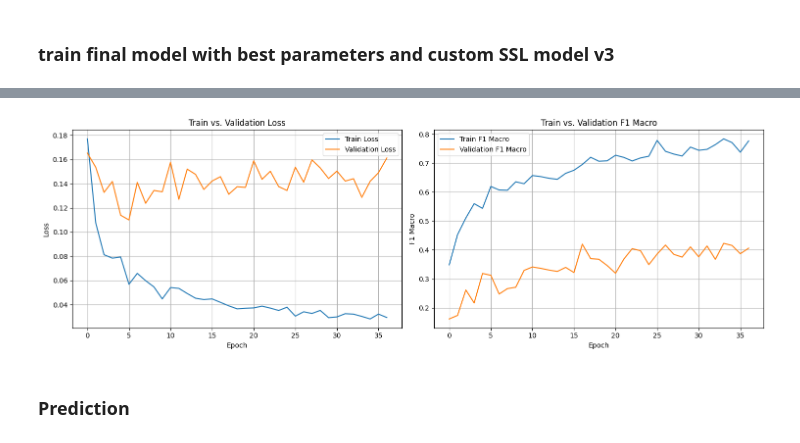
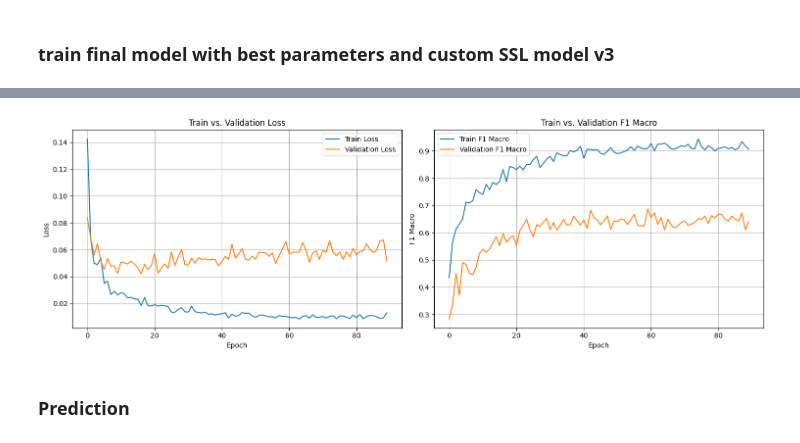
Before and after one commit to Omowonuola-Akintola/ICPR-Contest-2026, a Jupyter notebook: classification.ipynb, the cells around one changed output, grey strips where cells are left out. Cells and saved outputs as stored; diff of their text form; code cells hidden in the pictures.

Commit message:
krs_subset_v3_rm_norm_e50_1 run optuna and training

```diff
--- a/classification.ipynb
+++ b/classification.ipynb
@@ -751,33 +764,33 @@ Training time: 10.273420457045237 min
 # %%
 # Load the CSV file
-metrics_df = pd.read_csv("/kaggle/working/logs/exp_20260227_064838/version_0/metrics.csv")
+metrics_df = pd.read_csv("/kaggle/working/krs_subset_v3_rm_norm_e50_1/logs/exp_20260227_095823/version_0/metrics.csv")
 metrics_df_ = metrics_df.dropna(how='all') # Drop rows where all values are NaN
 metrics_df_ = metrics_df_.ffill() # Forward-fill NaN values (carry last valid observation forward)
 metrics_df_ = metrics_df_.groupby('epoch').last().reset_index()
 
 # plots
 fig, axes = plt.subplots(1, 2, figsize=(15, 5))
 
 axes[0].plot(metrics_df_["epoch"], metrics_df_["train_loss"], label="Train Loss")
 axes[0].plot(metrics_df_["epoch"], metrics_df_["val_loss"], label="Validation Loss")
 axes[0].set_xlabel("Epoch")
 axes[0].set_ylabel("Loss")
 axes[0].set_title("Train vs. Validation Loss")
 axes[0].legend()
 axes[0].grid(True)
 
 axes[1].plot(metrics_df_["epoch"], metrics_df_["train_f1_macro"], label="Train F1 Macro")
 axes[1].plot(metrics_df_["epoch"], metrics_df_["val_f1_macro"], label="Validation F1 Macro")
 axes[1].set_xlabel("Epoch")
 axes[1].set_ylabel("F1 Macro")
 axes[1].set_title("Train vs. Validation F1 Macro")
 axes[1].legend()
 axes[1].grid(True)
 
 plt.tight_layout()
 plt.show()
 # %% [output]
-[figure, old version]
+[figure, new version]
 # %% [markdown]
 ### Prediction
 # %%
```
Also changed, not shown: parts of 11 cells of this notebook.
